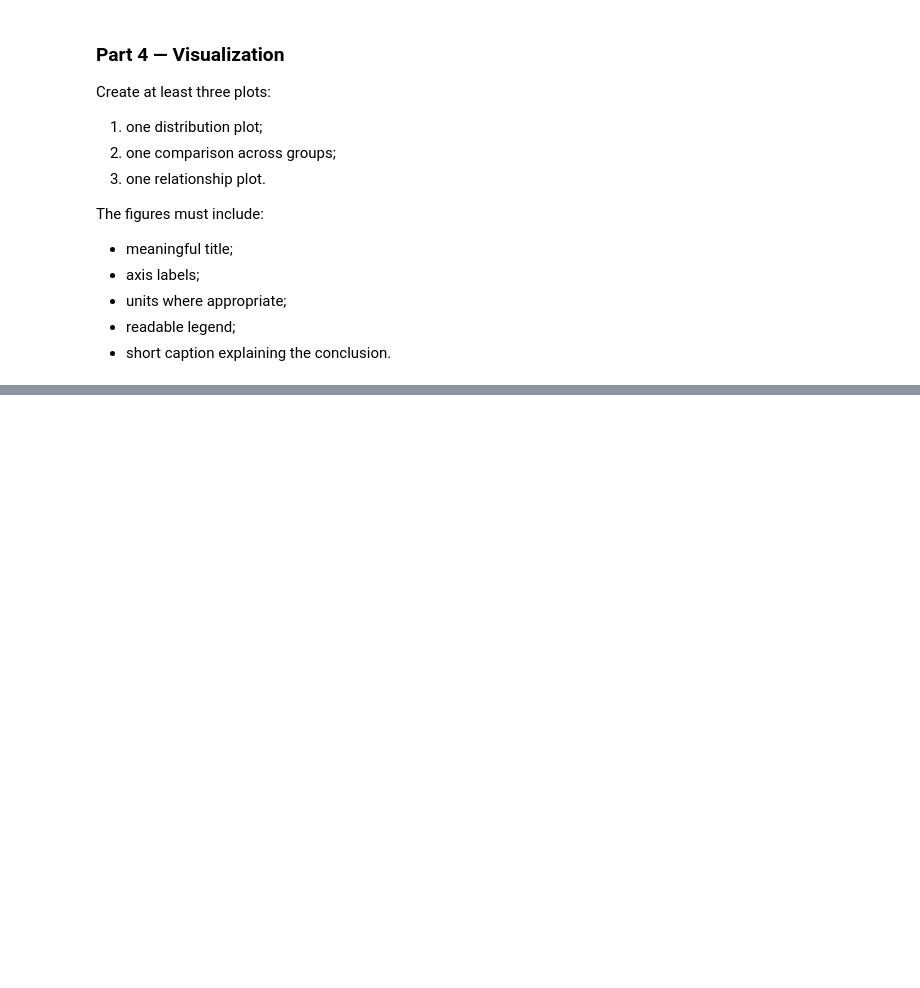
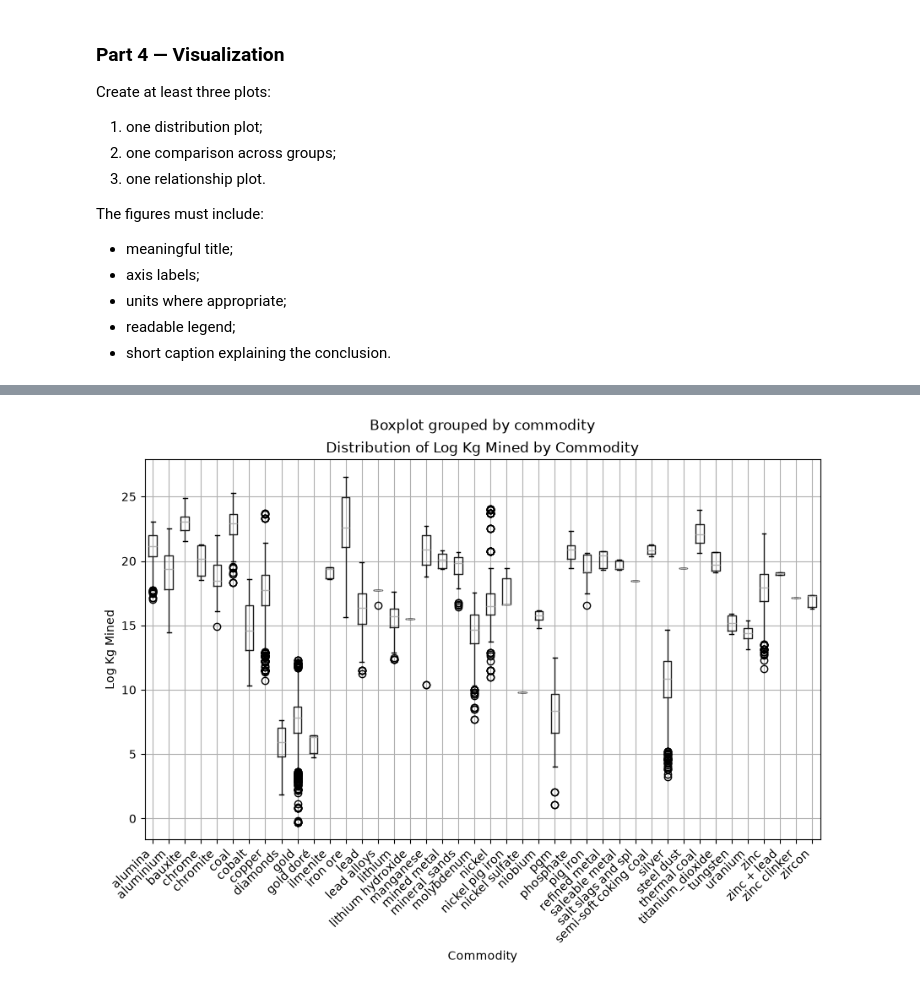
Before and after one commit to littlleHawk/sta556-homework-2, a Jupyter notebook: notebooks/HW_2_csv.ipynb, the cells around one changed output, grey strips where cells are left out. Saved outputs shown, nothing was run; the diff lists cells and outputs as text; code cells hidden in the pictures; blank space fills up the shorter version.

```diff
--- a/notebooks/HW_2_csv.ipynb
+++ b/notebooks/HW_2_csv.ipynb
@@ -303,0 +372,12 @@ The figures must include:
+# %%
+log_amounts_mined = utils.log_transform(all_amounts_mined, "kg_mined", "log_kg_mined")
+
+log_amounts_mined.boxplot(column='log_kg_mined', by='commodity', figsize=(10, 6))
+
+plt.title('Distribution of Log Kg Mined by Commodity')
+plt.xlabel('Commodity')
+plt.ylabel('Log Kg Mined')
+plt.xticks(rotation=45, ha='right')
+plt.show()
+# %% [output]
+[figure, added]
```
Also changed, not shown: parts of 17 cells of this notebook, 2 other files.
